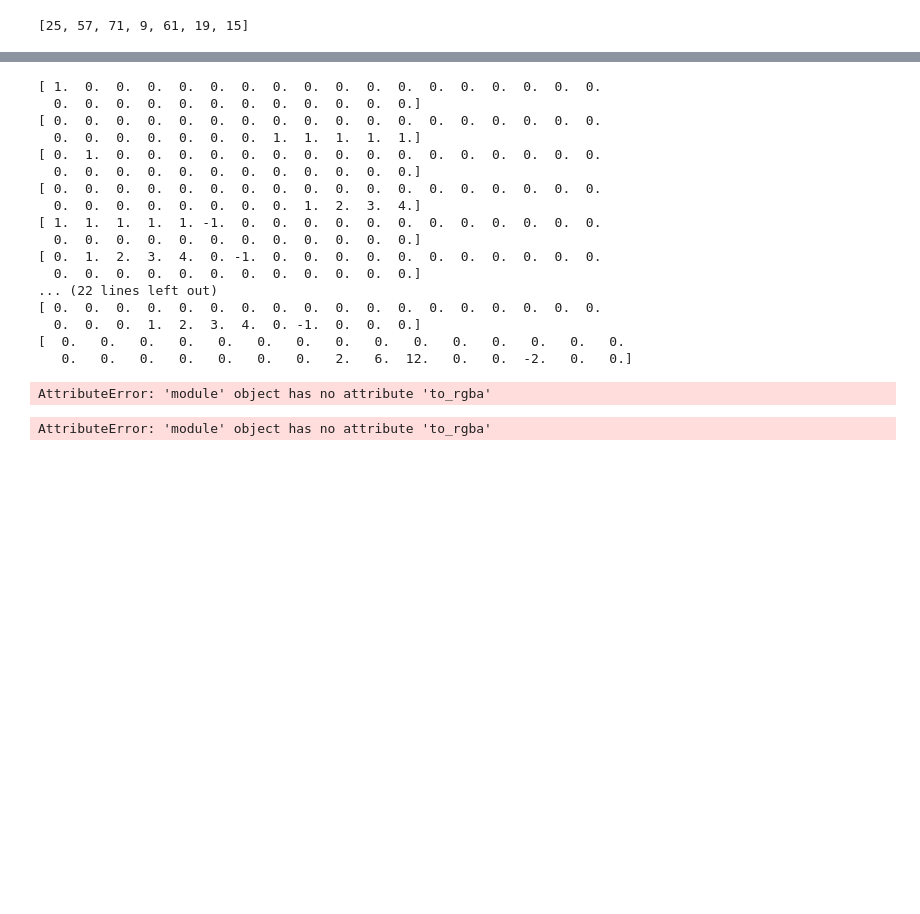
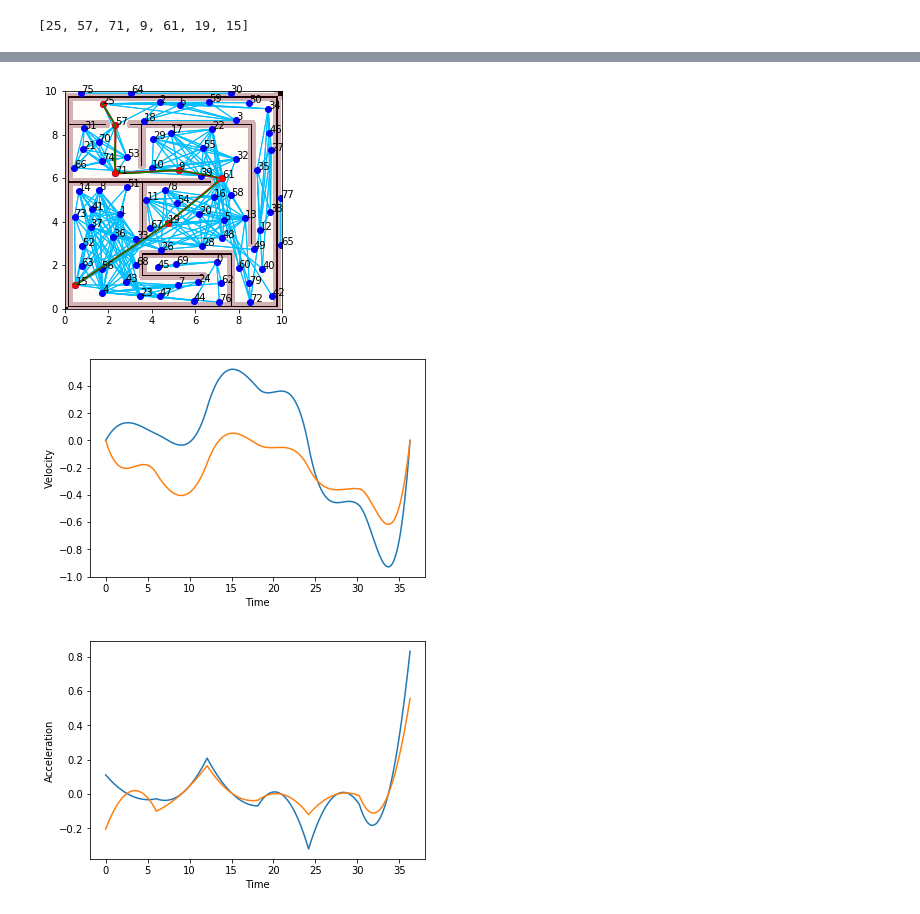
Before and after one commit to blues-lead/moro_ros, a Jupyter notebook: moro_navigation/src/moro_navigation/project2.ipynb, the cells around one changed output, grey strips where cells are left out. Cells and saved outputs as stored; diff of their text form; code cells hidden in the pictures; blank space fills up the shorter version.

Commit message:
more fixes to path smoothing

```diff
--- a/moro_navigation/src/moro_navigation/project2.ipynb
+++ b/moro_navigation/src/moro_navigation/project2.ipynb
@@ -134,44 +155,23 @@ After this we also have to make sure that the accereleration is within the limit
 # %%
 from path_smoothing import smooth_path
 
 coordinate_path = np.array([prm.nodes[i] for i in path])
-pos,vel,acc,jerk,time=smooth_path(coordinate_path)
+pos,vel,acc,jerk,time=smooth_path(coordinate_path,num_steps=50, weight=1e-5, max_vel=0.5, max_acc=1.)
 plt.figure()
 prm.plot(path)
 plt.plot(pos[:,0],pos[:,1],'-g')
 
 plt.figure()
 plt.plot(time, vel[:,0], time, vel[:,1])
 plt.xlabel('Time')
 plt.ylabel('Velocity')
 
 plt.figure()
 plt.plot(time, acc[:,0], time, acc[:,1])
 plt.xlabel('Time')
 plt.ylabel('Acceleration')
 plt.show()
 # %% [output]
-[ 1.  0.  0.  0.  0.  0.  0.  0.  0.  0.  0.  0.  0.  0.  0.  0.  0.  0.
-  0.  0.  0.  0.  0.  0.  0.  0.  0.  0.  0.  0.]
-[ 0.  0.  0.  0.  0.  0.  0.  0.  0.  0.  0.  0.  0.  0.  0.  0.  0.  0.
-  0.  0.  0.  0.  0.  0.  0.  1.  1.  1.  1.  1.]
-[ 0.  1.  0.  0.  0.  0.  0.  0.  0.  0.  0.  0.  0.  0.  0.  0.  0.  0.
-  0.  0.  0.  0.  0.  0.  0.  0.  0.  0.  0.  0.]
-[ 0.  0.  0.  0.  0.  0.  0.  0.  0.  0.  0.  0.  0.  0.  0.  0.  0.  0.
-  0.  0.  0.  0.  0.  0.  0.  0.  1.  2.  3.  4.]
-[ 1.  1.  1.  1.  1. -1.  0.  0.  0.  0.  0.  0.  0.  0.  0.  0.  0.  0.
-  0.  0.  0.  0.  0.  0.  0.  0.  0.  0.  0.  0.]
-[ 0.  1.  2.  3.  4.  0. -1.  0.  0.  0.  0.  0.  0.  0.  0.  0.  0.  0.
-  0.  0.  0.  0.  0.  0.  0.  0.  0.  0.  0.  0.]
-... (22 lines left out)
-[ 0.  0.  0.  0.  0.  0.  0.  0.  0.  0.  0.  0.  0.  0.  0.  0.  0.  0.
-  0.  0.  0.  1.  2.  3.  4.  0. -1.  0.  0.  0.]
-[  0.   0.   0.   0.   0.   0.   0.   0.   0.   0.   0.   0.   0.   0.   0.
-   0.   0.   0.   0.   0.   0.   0.   2.   6.  12.   0.   0.  -2.   0.   0.]
-AttributeError: 'module' object has no attribute 'to_rgba'
+[figure, added]
+[figure, added]
+[figure, added]
-# %%
-plt.figure()
-prm.plot(path)
-plt.show()
-# %% [output]
-AttributeError: 'module' object has no attribute 'to_rgba'
```
Also changed, not shown: parts of 4 cells of this notebook, 1 other file.
